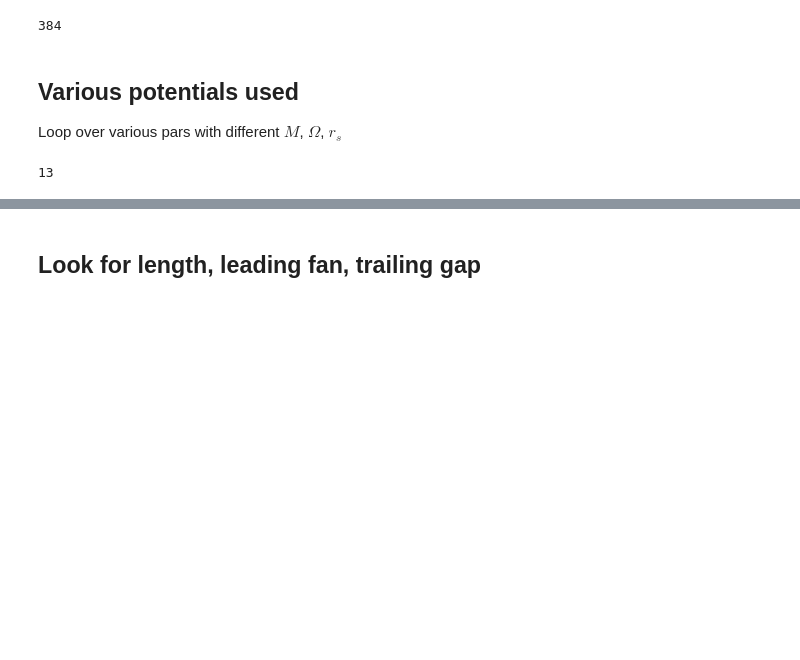
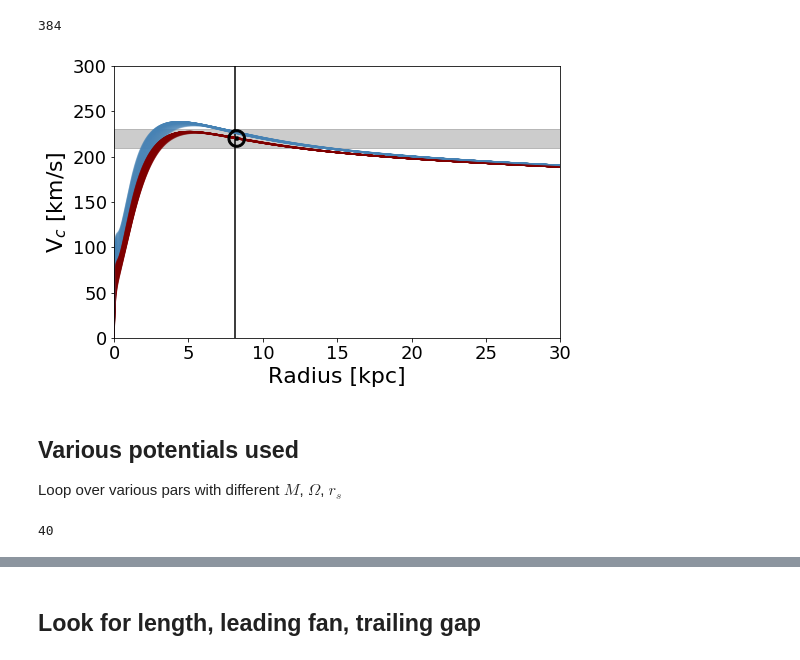
Before and after one commit to adrn/Pal5sBiggestFan, a Jupyter notebook: notebooks/ExploreBarModels.ipynb, the cells around one changed output, grey strips where cells are left out. Saved outputs shown, nothing was run; the diff lists cells and outputs as text; code cells hidden in the pictures; blank space fills up the shorter version.

```diff
--- a/notebooks/ExploreBarModels.ipynb
+++ b/notebooks/ExploreBarModels.ipynb
@@ -56,6 +57,49 @@ S = S[:6, :8, :8]
 S.size
 # %% [output]
 384
+# %%
+
+xyz = np.zeros((3, 1024)) + 1e-8
+xyz[0] = np.linspace(0, 30, xyz.shape[1])
+#potentials_m1e10[0]
+
+####Plot something using this loop
+
+plt.figure(figsize=(8, 5))
+plt.xlim(0, 30)
+plt.ylim(0, 300)
+
+#Om = np.array([33,38,43,60])
+Om = np.arange(25,65,1) #Array of pattern speeds, we are testing
+mw = gp.BovyMWPotential2014()
+
+for omega in Om*u.km/u.s/u.kpc:
+    pot = gp.CCompositePotential()
+    pot['disk'] = mw['disk']
+    pot['halo'] = mw['halo']
+    pot['bar'] = get_bar_model(Omega=omega, Snlm=S, m = 1e10)#, alpha=-27*u.deg) #set alpha
+    pot_m5e9 = gp.CCompositePotential()
+    pot_m5e9['disk'] = mw['disk']
+    pot_m5e9['halo'] = mw['halo']
+    pot_m5e9['bar'] = get_bar_model(Omega=omega, Snlm=S, m = 5e9)
+    #print(pot['bar'])
+
+    plt.plot(xyz[0], pot.circular_velocity(xyz).to_value(u.km/u.s), color='steelblue', alpha=0.5)
+    plt.plot(xyz[0], pot_m5e9.circular_velocity(xyz).to_value(u.km/u.s), color='maroon',alpha=0.5)
+    plt.xlabel('Radius [kpc]')
+    plt.ylabel('V$_c$ [km/s]')
+
+plt.axhspan(210, 230, zorder=-100, alpha=0.2, color='black')
+plt.axvline(8.1, zorder=-10, color='black')
+plt.plot(8.1,220, marker='$\odot$', color='black', markersize=20)
+#plt.title('$\Omega_b = 25-65$ km/s/kpc')
+mpl.rcParams.update({'font.size': 22})
+label_size = 18
+matplotlib.rcParams['xtick.labelsize'] = label_size
+matplotlib.rcParams['ytick.labelsize'] = label_size
+plt.savefig('v_circ_nlm919.png')
+# %% [output]
+[figure, added]
 # %% [markdown]
 ## Various potentials used
 Loop over various pars with different $M$, $\Omega$, $r_s$
@@ -62,16 +108,18 @@ Loop over various pars with different $M$, $\Omega$, $r_s$
 # %%
-Om = np.arange(26,65,3) #Array of pattern speeds, we are testing
+
+#Om = np.array([33,38,43,60]) #already defined, checking whit more basis function coefficients
+#Om = np.arange(25,65,1) #Array of pattern speeds, we are testing
 mw = gp.BovyMWPotential2014()
-potentials = []
+potentials_m1e10 = []
 for omega in Om*u.km/u.s/u.kpc:
     pot = gp.CCompositePotential()
     pot['disk'] = mw['disk']
     pot['halo'] = mw['halo']
-    pot['bar'] = get_bar_model(Omega=omega, Snlm=S) #set alpha
+    pot['bar'] = get_bar_model(Omega=omega, Snlm=S, m = 1e10)#, alpha=-27*u.deg) #set alpha
     #print(pot['bar'])
     frame = gp.ConstantRotatingFrame(Omega=[0,0,-1] * omega, units=galactic)
     H = gp.Hamiltonian(pot, frame) #frame such that we're "moving" with respect to bar
-    potentials.append(H)
-len(potentials)
+    potentials_m1e10.append(H)
+len(potentials_m1e10)
 # %% [output]
-13
+40
```
Also changed, not shown: parts of 23 cells of this notebook.
